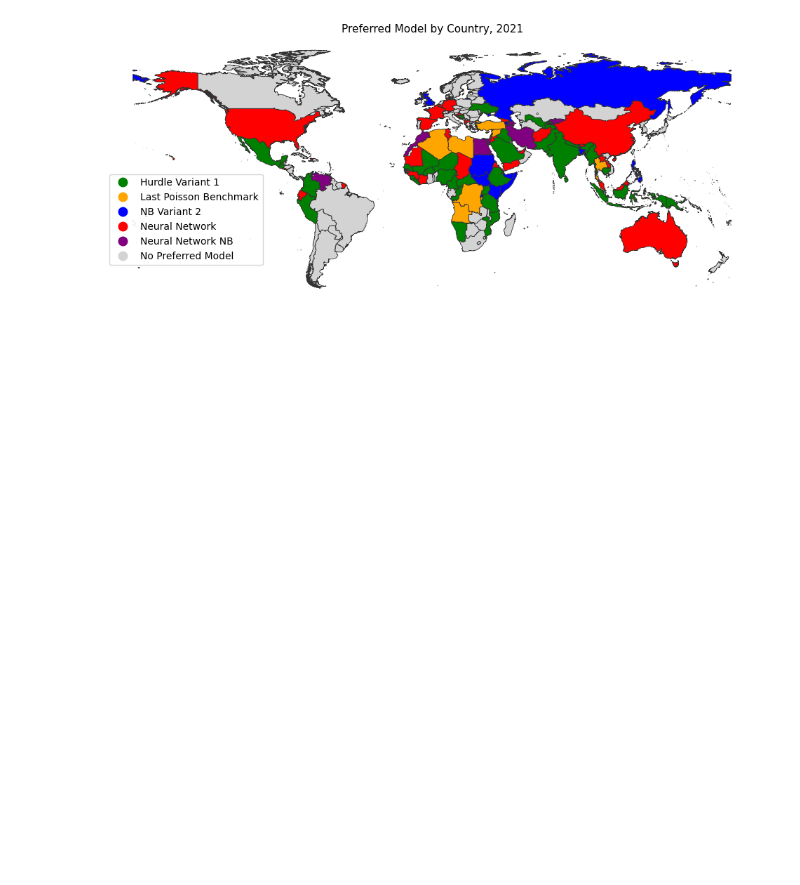
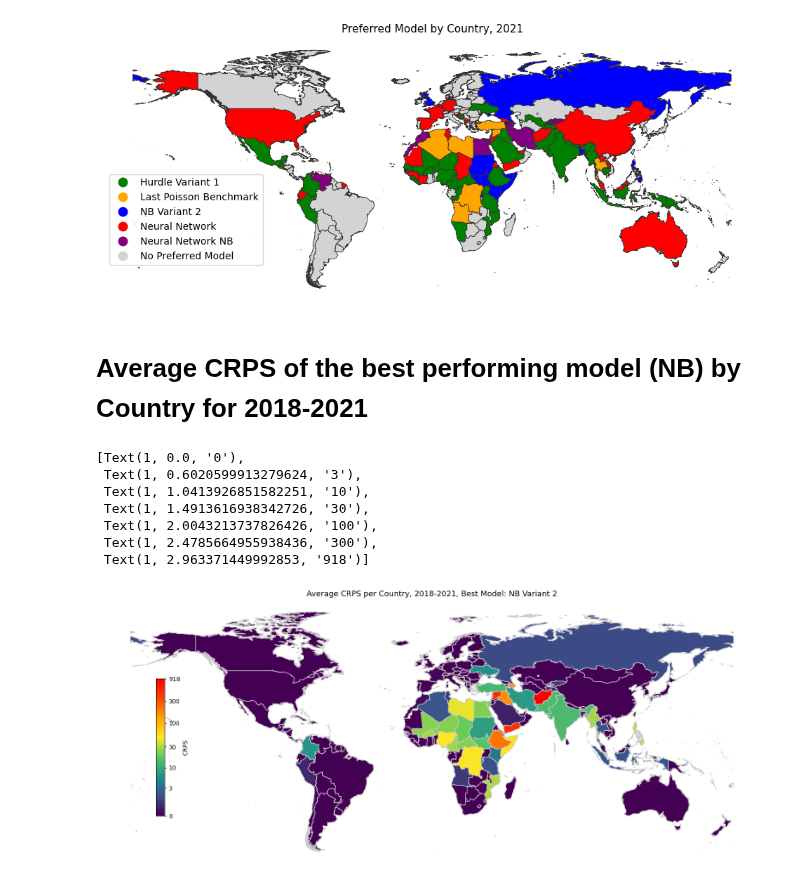
Before and after one commit to toboden/ConflictPredProbabilistic, a Jupyter notebook: plots_model_comp/prediction_plots.ipynb, the cells around one changed output. Saved outputs shown, nothing was run; the diff lists cells and outputs as text; code cells hidden in the pictures; blank space fills up the shorter version.

Commit message:
plots finished

```diff
--- a/plots_model_comp/prediction_plots.ipynb
+++ b/plots_model_comp/prediction_plots.ipynb
@@ -1137,3 +1137,5 @@ ax.set_title('Preferred Model by Country, 2021',fontsize=11)
 plt.tight_layout()
 # %% [output]
 [figure]
+# %% [markdown]
+# Average CRPS of the best performing model (NB) by Country for 2018-2021
@@ -1139,0 +1184,54 @@ plt.tight_layout()
+# %%
+merged_df = pd.merge(left=geo_df, right=df_nb_average_crps, how='right', left_on='iso2_code', right_on='code')
+df = merged_df.drop(['code'], axis=1)
+
+# Print the map
+# Set the range for the choropleth
+from numpy import log10
+import matplotlib.colors as mcolors
+
+title = 'Average CRPS per Country, 2018-2021, Best Model: NB Variant 2'
+
+df['log10_average_crps'] = log10(df['average_crps']+1)
+
+col = 'log10_average_crps'
+vmin = df[col].min()
+vmax = df[col].max()
+
+colors = ['#440154', '#3b528b', '#21918c', '#5ec962', '#fde725', '#FFA500', '#FF4500', '#FF0000']
+
+cmap = mcolors.LinearSegmentedColormap.from_list('custom', colors)
+# Create figure and axes for Matplotlib
+fig, ax = plt.subplots(1, figsize=(20, 8))
+# Remove the axis
+ax.axis('off')
+df.plot(column=col, ax=ax, edgecolor='0.8', linewidth=1, cmap=cmap)
+# Add a title
+ax.set_title(title, fontdict={'fontsize': '13', 'fontweight': '2'})
+# Create an annotation for the data source
+
+# Create colorbar as a legend
+sm = plt.cm.ScalarMappable(norm=plt.Normalize(vmin=vmin, vmax=vmax), cmap=cmap)
+# Empty array for the data range
+sm._A = []
+# Add the colorbar to the figure
+cbaxes = fig.add_axes([0.19, 0.25, 0.01, 0.4])
+
+ticks = [log10(0 + 1), log10(3 + 1),log10(10 + 1),log10(30 + 1),log10(100 + 1),log10(300 + 1),vmax]
+
+# Setzen Sie die Farbskala
+cbar = fig.colorbar(sm, cax=cbaxes, ticks=ticks)
+cbar.set_label('CRPS', fontsize=10)
+
+# Überschreiben der Legendenbeschriftungen
+new_labels = ['0', '3', '10', '30', '100','300', str(round(10**vmax - 1))]
+cbar.ax.set_yticklabels(new_labels)
+# %% [output]
+[Text(1, 0.0, '0'),
+ Text(1, 0.6020599913279624, '3'),
+ Text(1, 1.0413926851582251, '10'),
+ Text(1, 1.4913616938342726, '30'),
+ Text(1, 2.0043213737826426, '100'),
+ Text(1, 2.4785664955938436, '300'),
+ Text(1, 2.963371449992853, '918')]
+[figure, added]
```
Also changed, not shown: parts of 1 cell of this notebook.
